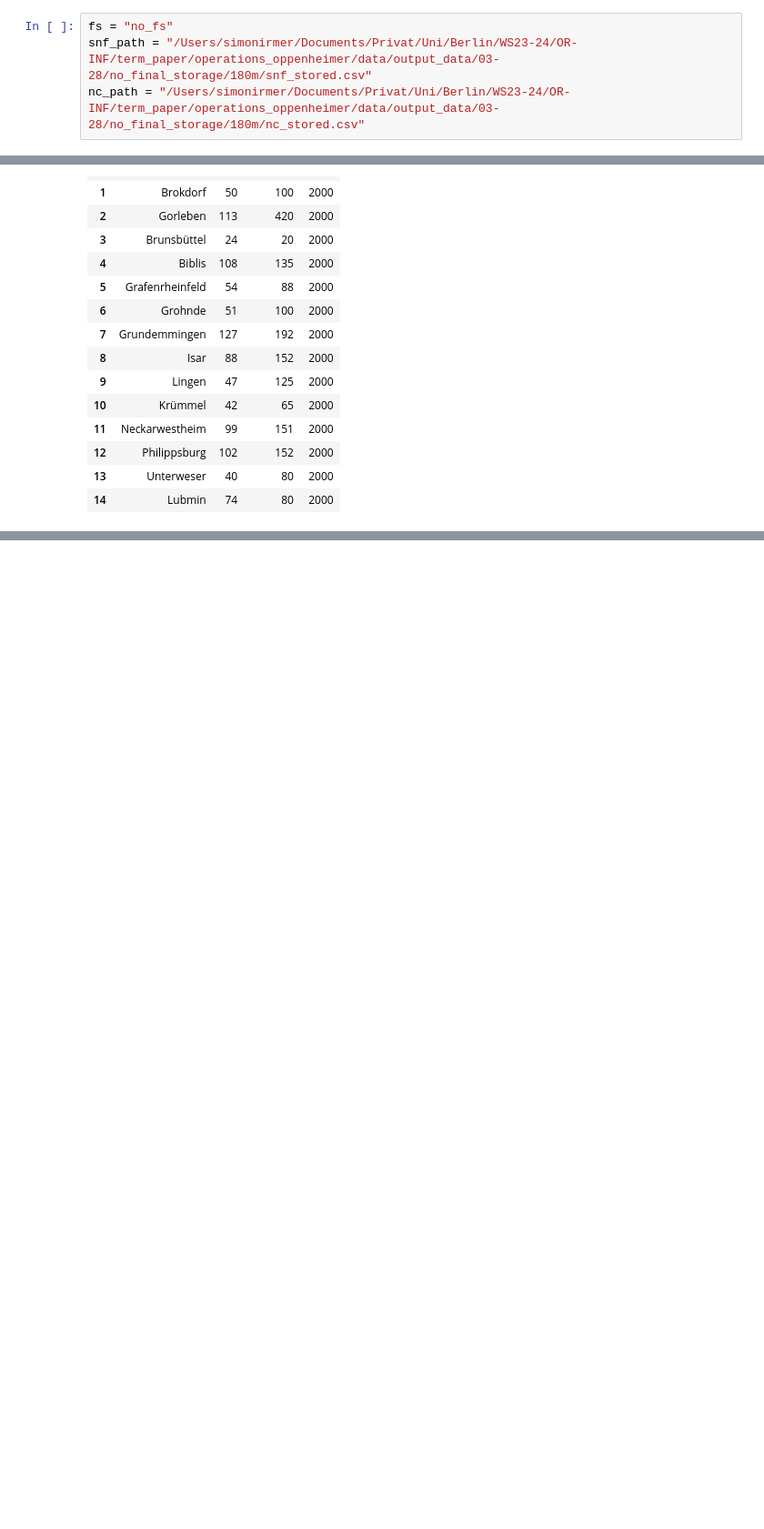
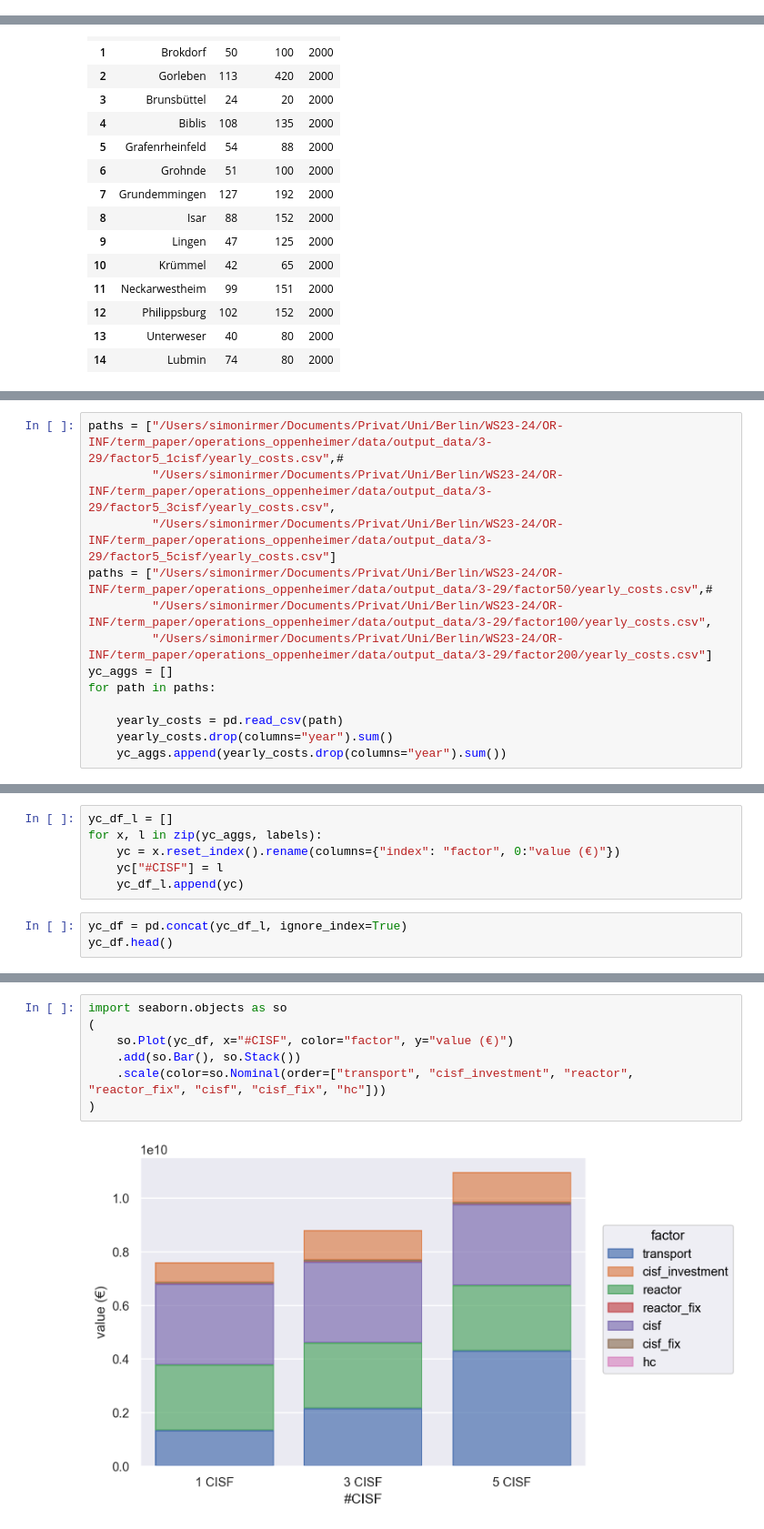
Before and after one commit to hzoerner/operations_oppenheimer, a Jupyter notebook: src/python/plot_results.ipynb, the cells around one changed output, grey strips where cells are left out. Shown: that part at 91% size. Cells and saved outputs as stored; diff of their text form; blank space fills up the shorter version.

```diff
--- a/src/python/plot_results.ipynb
+++ b/src/python/plot_results.ipynb
@@ -21,7 +32,3 @@ nc_path = "/Users/simonirmer/Documents/Privat/Uni/Berlin/WS23-24/OR-INF/term_pap
-# %%
-fs = "no_fs"
-snf_path = "/Users/simonirmer/Documents/Privat/Uni/Berlin/WS23-24/OR-INF/term_paper/operations_oppenheimer/data/output_data/03-28/no_final_storage/180m/snf_stored.csv"
-nc_path = "/Users/simonirmer/Documents/Privat/Uni/Berlin/WS23-24/OR-INF/term_paper/operations_oppenheimer/data/output_data/03-28/no_final_storage/180m/nc_stored.csv"
 # %%
 snf_init = pd.read_excel("/Users/simonirmer/Documents/Privat/Uni/Berlin/WS23-24/OR-INF/term_paper/operations_oppenheimer/data/ExtendedNuclearData.xlsx", sheet_name="Reactors")
 snf_init
@@ -217,0 +182,13 @@ isf_ax = gdf[gdf.name.isin(isf_coords.keys())].plot(aspect=1.4, ax=ger.plot(colo
+# %%
+paths = ["/Users/simonirmer/Documents/Privat/Uni/Berlin/WS23-24/OR-INF/term_paper/operations_oppenheimer/data/output_data/3-29/factor5_1cisf/yearly_costs.csv",#
+         "/Users/simonirmer/Documents/Privat/Uni/Berlin/WS23-24/OR-INF/term_paper/operations_oppenheimer/data/output_data/3-29/factor5_3cisf/yearly_costs.csv",
+         "/Users/simonirmer/Documents/Privat/Uni/Berlin/WS23-24/OR-INF/term_paper/operations_oppenheimer/data/output_data/3-29/factor5_5cisf/yearly_costs.csv"]
+paths = ["/Users/simonirmer/Documents/Privat/Uni/Berlin/WS23-24/OR-INF/term_paper/operations_oppenheimer/data/output_data/3-29/factor50/yearly_costs.csv",#
+         "/Users/simonirmer/Documents/Privat/Uni/Berlin/WS23-24/OR-INF/term_paper/operations_oppenheimer/data/output_data/3-29/factor100/yearly_costs.csv",
+         "/Users/simonirmer/Documents/Privat/Uni/Berlin/WS23-24/OR-INF/term_paper/operations_oppenheimer/data/output_data/3-29/factor200/yearly_costs.csv"]
+yc_aggs = []
+for path in paths:
+
+    yearly_costs = pd.read_csv(path)
+    yearly_costs.drop(columns="year").sum()
+    yc_aggs.append(yearly_costs.drop(columns="year").sum())
@@ -217,0 +206,9 @@ isf_ax = gdf[gdf.name.isin(isf_coords.keys())].plot(aspect=1.4, ax=ger.plot(colo
+# %%
+yc_df_l = []
+for x, l in zip(yc_aggs, labels):
+    yc = x.reset_index().rename(columns={"index": "factor", 0:"value (€)"})
+    yc["#CISF"] = l
+    yc_df_l.append(yc)
+# %%
+yc_df = pd.concat(yc_df_l, ignore_index=True)
+yc_df.head()
@@ -217,0 +222,9 @@ isf_ax = gdf[gdf.name.isin(isf_coords.keys())].plot(aspect=1.4, ax=ger.plot(colo
+# %%
+import seaborn.objects as so
+(
+    so.Plot(yc_df, x="#CISF", color="factor", y="value (€)")
+    .add(so.Bar(), so.Stack())
+    .scale(color=so.Nominal(order=["transport", "cisf_investment", "reactor", "reactor_fix", "cisf", "cisf_fix", "hc"]))
+)
+# %% [output]
+[figure, added]
```
Also changed, not shown: parts of 37 cells of this notebook, 37 other files.
